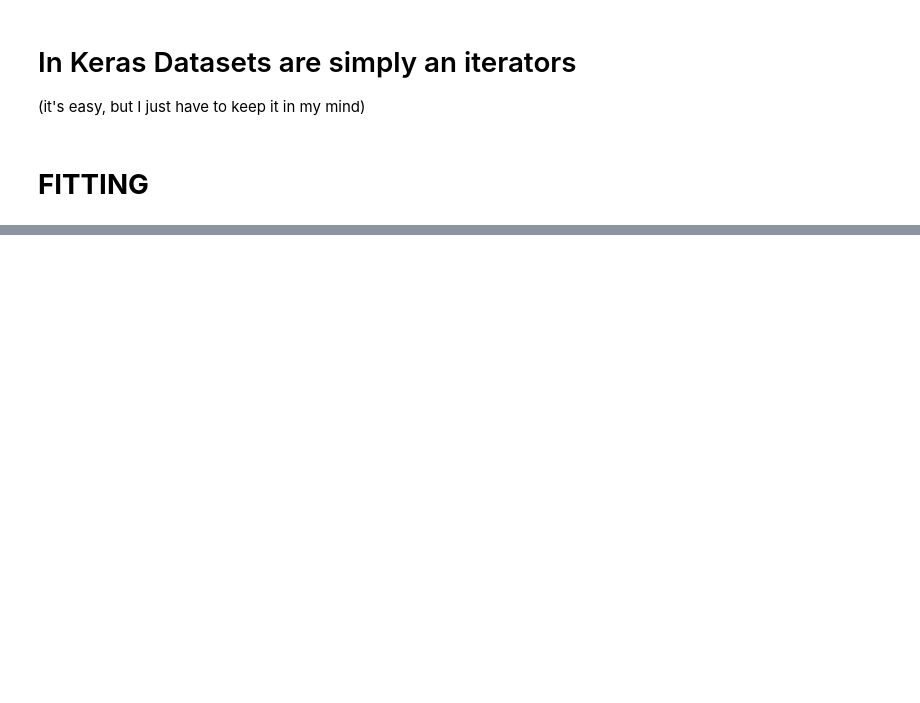
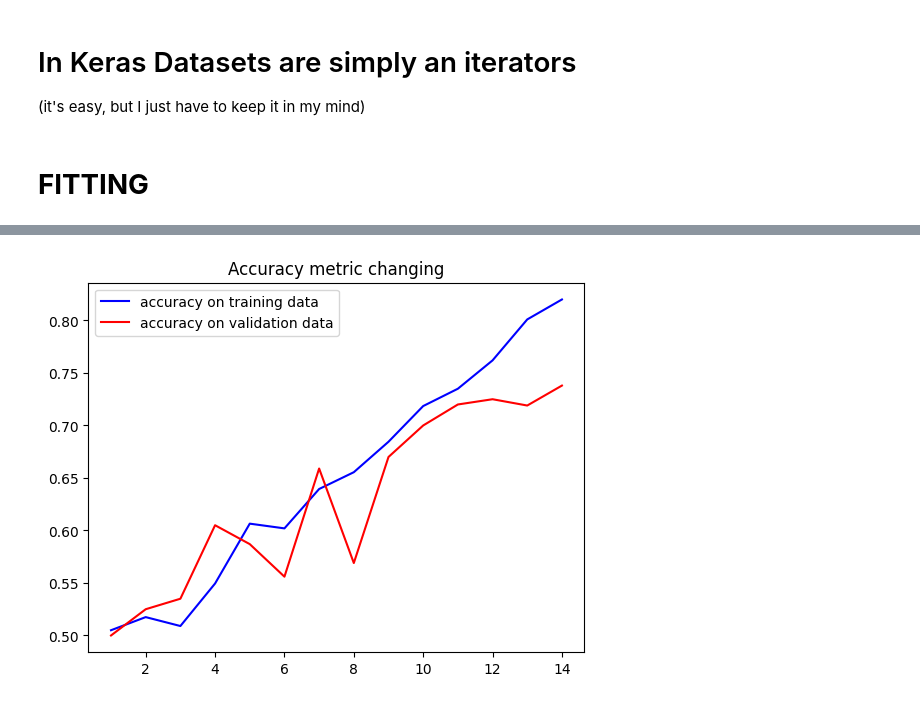
Before and after one commit to Venchislav/Neural-Networks, a Jupyter notebook: CatsVsDogsKaggle(Cool_And_New).ipynb, the cells around one changed output, grey strips where cells are left out. Saved outputs shown, nothing was run; the diff lists cells and outputs as text; code cells hidden in the pictures; blank space fills up the shorter version.

```diff
--- a/CatsVsDogsKaggle(Cool_And_New).ipynb
+++ b/CatsVsDogsKaggle(Cool_And_New).ipynb
@@ -143,3 +143,17 @@ Epoch 13/30
 63/63 [==============================] - 5s 75ms/step - loss: 0.4353 - accuracy: 0.8010 - val_loss: 0.5935 - val_accuracy: 0.7190
 Epoch 14/30
 63/63 [==============================] - 6s 87ms/step - loss: 0.3949 - accuracy: 0.8200 - val_loss: 0.5916 - val_accuracy: 0.7380
+# %%
+accuracy = hist.history['accuracy']
+val_accuracy = hist.history['val_accuracy']
+loss = hist.history['loss']
+val_loss = hist.history['val_loss']
+# %%
+epochs = range(1, len(accuracy) + 1)
+plt.plot(epochs, accuracy, 'b', label='accuracy on training data')
+plt.plot(epochs, val_accuracy, 'r', label='accuracy on validation data')
+plt.title('Accuracy metric changing')
+plt.legend()
+plt.show()
+# %% [output]
+[figure, added]
```
Also changed, not shown: parts of 3 cells of this notebook.
